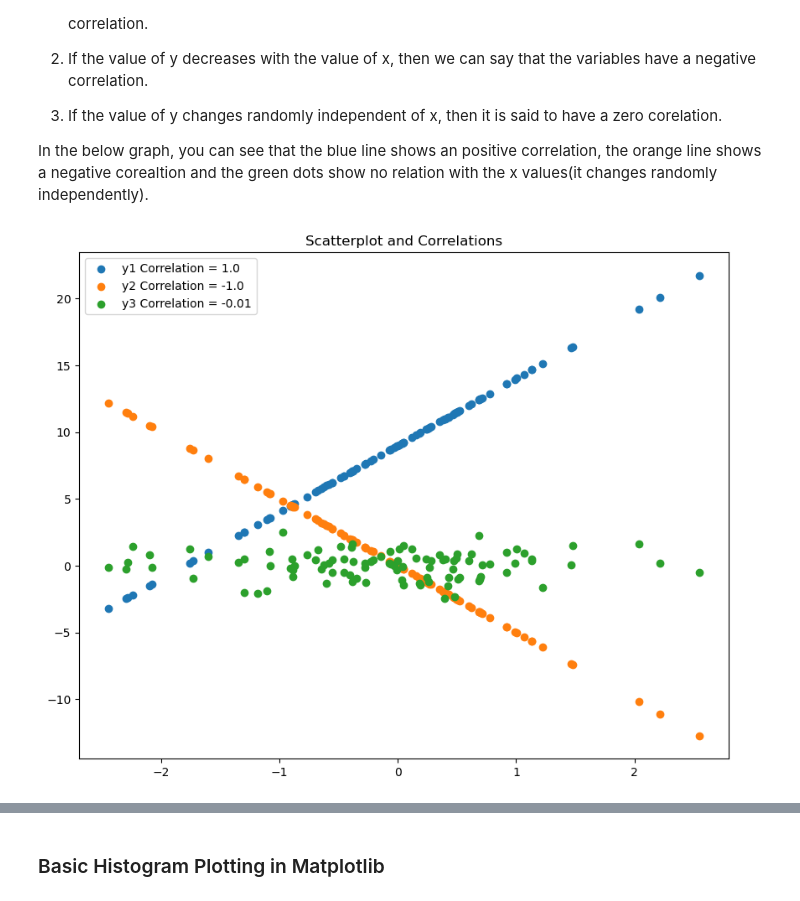
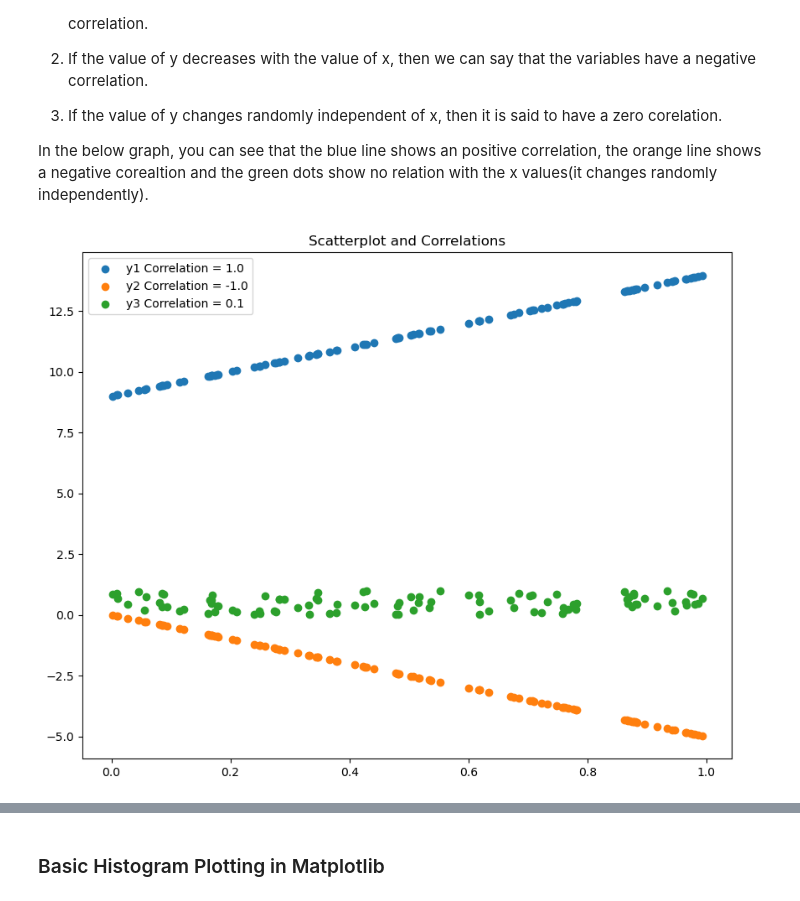
Before and after one commit to katel85/FundamentalsDA, a Jupyter notebook: pyplot.ipynb, the cells around one changed output, grey strips where cells are left out. Saved outputs shown, nothing was run; the diff lists cells and outputs as text; code cells hidden in the pictures.

```diff
--- a/pyplot.ipynb
+++ b/pyplot.ipynb
@@ -333,25 +320,0 @@ plt.show()
-# %%
-#https://stackoverflow.com/questions/44970881/matplotlib-multiple-scatter-subplots-with-shared-colour-bar
-def getRand(n):
-    return np.random.normal(scale=10, size=n)
-
-f = plt.figure()
-f, axes = plt.subplots(nrows = 2, ncols = 2, sharex=True, sharey = True)
-norm=plt.Normalize(-22,22)
-sc = axes[0][0].scatter(getRand(100),getRand(100), c = getRand(100), marker = "x", norm=norm)
-axes[0][0].set_xlabel('Crosses', labelpad = 5)
-
-axes[0][1].scatter(getRand(100),getRand(100), c = getRand(100), marker = 'o', norm=norm)
-axes[0][1].set_xlabel('Circles', labelpad = 5)
-
-axes[1][0].scatter(getRand(100),getRand(100), c = getRand(100), marker = '*', norm=norm)
-axes[1][0].set_xlabel('Stars')
-
-axes[1][1].scatter(getRand(100),getRand(100), c = getRand(100), marker = 's', norm=norm )
-axes[1][1].set_xlabel('Squares')
-
-cbar_ax = f.add_axes([0.85, 0.15, 0.05, 0.7])
-
-f.colorbar(sc, cax=cbar_ax)
-
-plt.show()
@@ -424,21 +362,21 @@ In the below graph, you can see that the blue line shows an positive correlation
 # %%
 # Scatterplot and Correlations
 # Data
-x=np.random.randn(100)
+x=rng.random(100)
 y1= x*5 +9
 y2= -5*x
-y3=np.random.randn(100)
+y3=rng.random(100)
 
 # Plot
 plt.rcParams.update({'figure.figsize':(10,8), 'figure.dpi':100})
 plt.scatter(x, y1, label=f'y1 Correlation = {np.round(np.corrcoef(x,y1)[0,1], 2)}')
 plt.scatter(x, y2, label=f'y2 Correlation = {np.round(np.corrcoef(x,y2)[0,1], 2)}')
 plt.scatter(x, y3, label=f'y3 Correlation = {np.round(np.corrcoef(x,y3)[0,1], 2)}')
 
 # Plot
 plt.title('Scatterplot and Correlations')
 plt.legend()
 plt.show()
 # %% [output]
-[figure, old version]
+[figure, new version]
 # %% [markdown]
```
Also changed, not shown: parts of 108 cells of this notebook, 3 other files.
